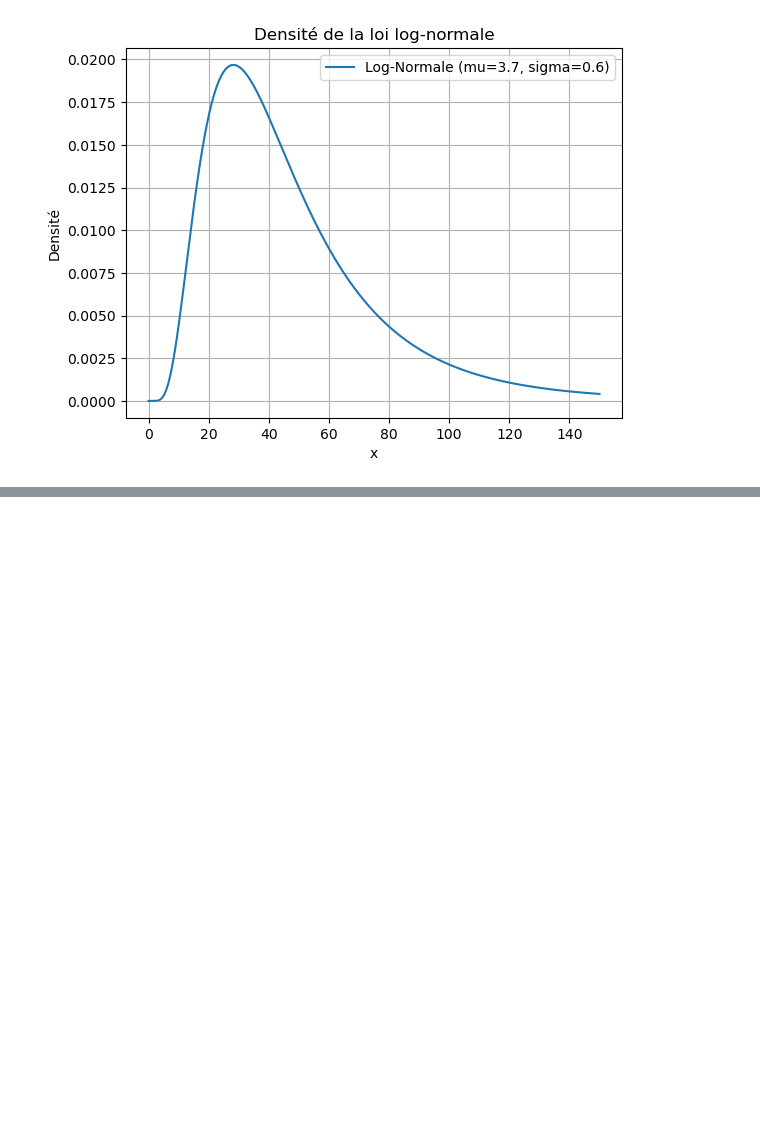
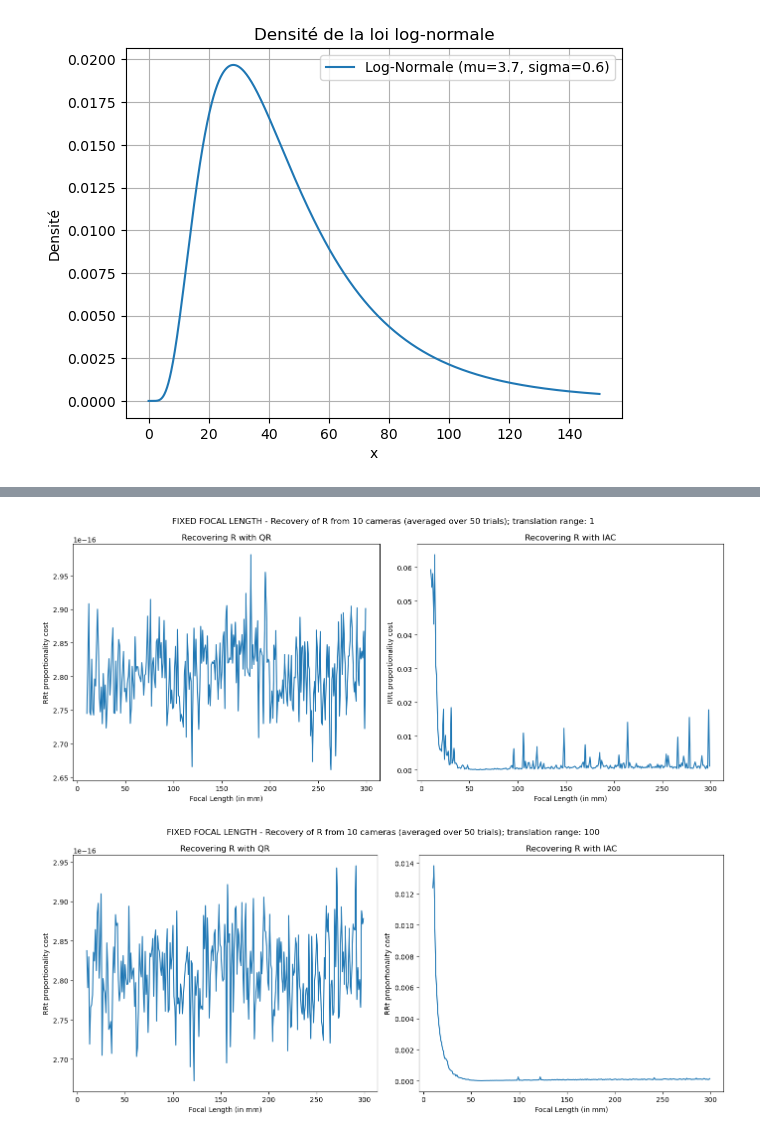
Before and after one commit to NickGtr/Autocalibration_IsolatedTesting, a Jupyter notebook: python/print_graphs.ipynb, the cells around one changed output, grey strips where cells are left out. Cells and saved outputs as stored; diff of their text form; code cells hidden in the pictures; blank space fills up the shorter version.

```diff
--- a/python/print_graphs.ipynb
+++ b/python/print_graphs.ipynb
@@ -243,0 +256,34 @@ FileNotFoundError: [Errno 2] No such file or directory: '/Data/gautt/bundle_adju
+# %%
+def RRt_Error(num_cams : int, num_reconstructions : int, translation_range : float, ylim = None):
+    path = f'RecoverK&R_detailed_{num_cams}Cams_{num_reconstructions}Reconstr_{translation_range}Transl.txt'
+    full_path = os.path.join(base_path, path)
+    df = pd.read_csv(full_path, sep=r'\s+')
+
+    fig, axes = plt.subplots(1, 2, figsize=(14, 6), sharey=False)
+
+    normalization_for_pp = math.sqrt(24**2 + 36**2)
+    normalization_for_K = np.sqrt(normalization_for_pp ** 2 + 1 + 2 * df['FocalLength'] ** 2)
+
+    axes[0].plot(df['FocalLength'], df['QR_RRtcost'], label='RRt cost')
+    axes[0].set_xlabel('Focal Length (in mm)')
+    axes[0].set_ylabel('RRt proportionality cost')
+    axes[0].set_title(f'Recovering R with QR')
+    if (ylim is not None):
+        axes[0].set_ylim(0, ylim)
+
+    axes[1].plot(df['FocalLength'], df['IAC_RRtcost'], label='RRt cost')
+    axes[1].set_xlabel('Focal Length (in mm)')
+    axes[1].set_ylabel('RRt proportionality cost')
+    axes[1].set_title(f'Recovering R with IAC')
+    if (ylim is not None):
+        axes[1].set_ylim(0, ylim)
+
+    plt.suptitle(f"FIXED FOCAL LENGTH - Recovery of R from {num_cams} cameras (averaged over {num_reconstructions} trials); translation range: {translation_range}")
+    plt.tight_layout()
+    plt.show()
+# %%
+RRt_Error(10, 50, 1, ylim=None)
+RRt_Error(10, 50, 100, ylim=None)
+# %% [output]
+[figure, added]
+[figure, added]
```
Also changed, not shown: parts of 11 cells of this notebook, 14 other files.
